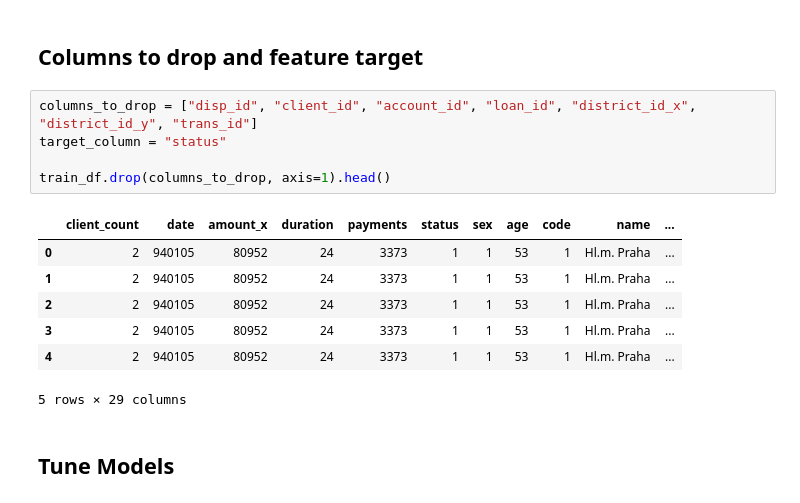
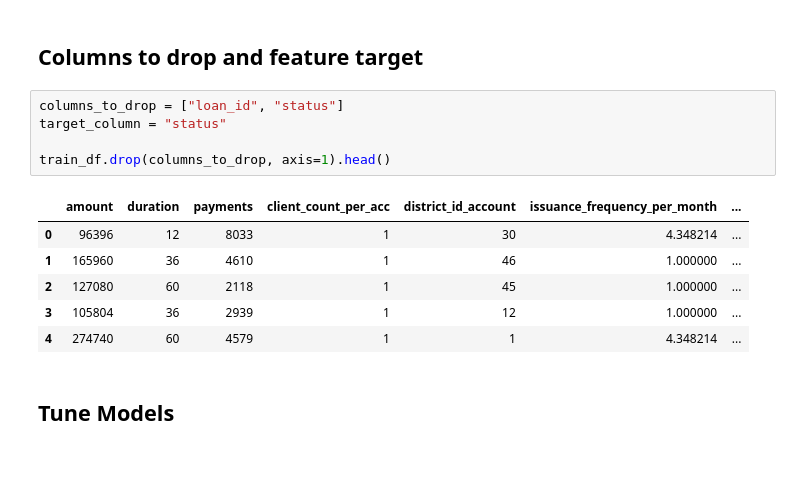
Before and after one commit to Educorreia932/FEUP-AC, a Jupyter notebook: Data Mining Project/notebooks/prediction.ipynb, the cells around one changed output. Cells and saved outputs as stored; diff of their text form; blank space fills up the shorter version.

```diff
--- a/Data Mining Project/notebooks/prediction.ipynb
+++ b/Data Mining Project/notebooks/prediction.ipynb
@@ -20,18 +19,17 @@ train_df.head()
 # %% [markdown]
 ## Columns to drop and feature target
 # %%
-columns_to_drop = ["disp_id", "client_id", "account_id", "loan_id", "district_id_x", "district_id_y", "trans_id"]
+columns_to_drop = ["loan_id", "status"]
 target_column = "status"
 
 train_df.drop(columns_to_drop, axis=1).head()
 # %% [output]
-|  | client_count | date | amount_x | duration | payments | status | sex | age | code | name | ... |
-| 0 | 2 | 940105 | 80952 | 24 | 3373 | 1 | 1 | 53 | 1 | Hl.m. Praha | ... |
-| 1 | 2 | 940105 | 80952 | 24 | 3373 | 1 | 1 | 53 | 1 | Hl.m. Praha | ... |
-| 2 | 2 | 940105 | 80952 | 24 | 3373 | 1 | 1 | 53 | 1 | Hl.m. Praha | ... |
-| 3 | 2 | 940105 | 80952 | 24 | 3373 | 1 | 1 | 53 | 1 | Hl.m. Praha | ... |
-| 4 | 2 | 940105 | 80952 | 24 | 3373 | 1 | 1 | 53 | 1 | Hl.m. Praha | ... |
+|  | amount | duration | payments | client_count_per_acc | district_id_account | issuance_frequency_per_month | ... |
+| 0 | 96396 | 12 | 8033 | 1 | 30 | 4.348214 | ... |
+| 1 | 165960 | 36 | 4610 | 1 | 46 | 1.000000 | ... |
+| 2 | 127080 | 60 | 2118 | 1 | 45 | 1.000000 | ... |
+| 3 | 105804 | 36 | 2939 | 1 | 12 | 1.000000 | ... |
+| 4 | 274740 | 60 | 4579 | 1 | 1 | 4.348214 | ... |
-5 rows × 29 columns
 # %% [markdown]
 ## Tune Models
 # %% [markdown]
```
Also changed, not shown: parts of 8 cells of this notebook, 2 other files.
